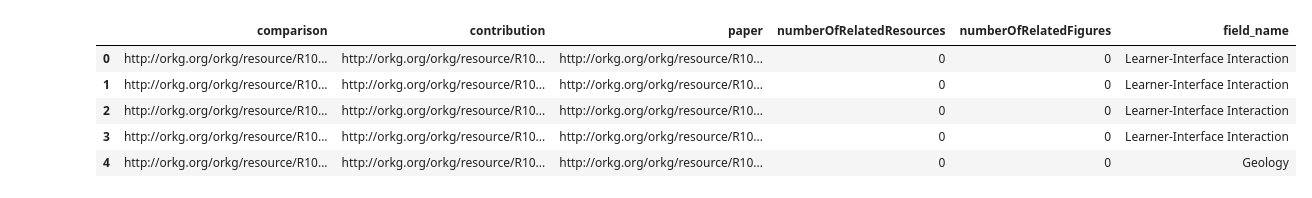
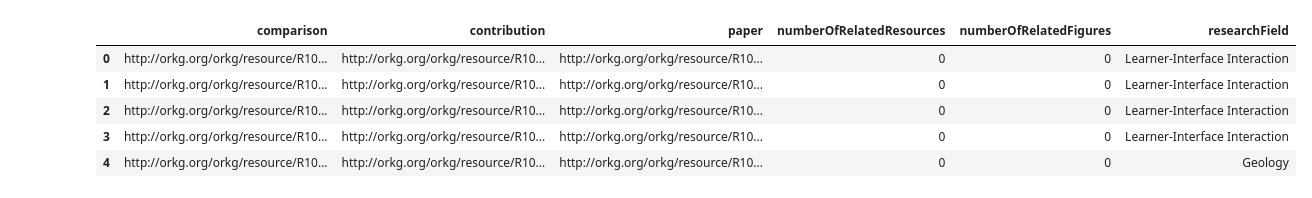
Before and after one commit to okarras/Jupyter-Notebooks, a Jupyter notebook: TailoredFormingAnalysis/paper_comparison_analysis.ipynb, the cells around one changed output. Saved outputs shown, nothing was run; the diff lists cells and outputs as text; code cells hidden in the pictures.

```diff
--- a/TailoredFormingAnalysis/paper_comparison_analysis.ipynb
+++ b/TailoredFormingAnalysis/paper_comparison_analysis.ipynb
@@ -1,42 +128,33 @@
 # %%
-import sparql_dataframe
-import seaborn as sns
-import matplotlib.pyplot as plt
-import dataframe_image as dfi
-import pandas as pd
-from orkg import ORKG
-from datetime import datetime
-
-#We are changing the url from orkg.org/orkg to orkg.org/ so if my query is not working this could be the issue
-ENDPOINT_URL = "https://www.orkg.org/orkg/triplestore"
+ENDPOINT_URL = "https://www.orkg.org/triplestore"
 
 PREFIXES =  """
             PREFIX orkgr: <http://orkg.org/orkg/resource/>
             PREFIX orkgc: <http://orkg.org/orkg/class/>
             PREFIX orkgp: <http://orkg.org/orkg/predicate/>
             PREFIX rdfs: <http://www.w3.org/2000/01/rdf-schema#>
             PREFIX xsd: <http://www.w3.org/2001/XMLSchema#>
             PREFIX rdf: <http://www.w3.org/1999/02/22-rdf-syntax-ns#>
             """
 
 query = """
-        SELECT ?comparison, ?contribution, ?paper, COUNT(DISTINCT ?related_resource) AS ?numberOfRelatedResources, COUNT(DISTINCT ?related_figure) AS ?numberOfRelatedFigures, ?field_name
+        SELECT ?comparison, ?contribution, ?paper, COUNT(DISTINCT ?related_resource) AS ?numberOfRelatedResources, COUNT(DISTINCT ?related_figure) AS ?numberOfRelatedFigures, ?researchField
             WHERE {
                 ?comparison a orkgc:Comparison;
                             orkgp:P26 ?DOI;
                             orkgp:compareContribution ?contribution.
                 ?paper orkgp:P31 ?contribution.
                 OPTIONAL{?comparison orkgp:hasSubject ?field.
-                         ?field rdfs:label ?field_name}
+                         ?field rdfs:label ?researchField}
                 OPTIONAL{?comparison orkgp:RelatedResource ?related_resource;
                                      orkgp:RelatedFigure ?related_figure}
             }
             ORDER BY ?comparison
         """
 data = sparql_dataframe.get(ENDPOINT_URL, PREFIXES+query)
 data.head()
 # %% [output]
-|  | comparison | contribution | paper | numberOfRelatedResources | numberOfRelatedFigures | field_name |
+|  | comparison | contribution | paper | numberOfRelatedResources | numberOfRelatedFigures | researchField |
 | 0 | http://orkg.org/orkg/resource/R10... | http://orkg.org/orkg/resource/R10... | http://orkg.org/orkg/resource/R10... | 0 | 0 | Learner-Interface Interaction |
 | 1 | http://orkg.org/orkg/resource/R10... | http://orkg.org/orkg/resource/R10... | http://orkg.org/orkg/resource/R10... | 0 | 0 | Learner-Interface Interaction |
 | 2 | http://orkg.org/orkg/resource/R10... | http://orkg.org/orkg/resource/R10... | http://orkg.org/orkg/resource/R10... | 0 | 0 | Learner-Interface Interaction |
```
Also changed, not shown: parts of 8 cells of this notebook, 3 other files.
